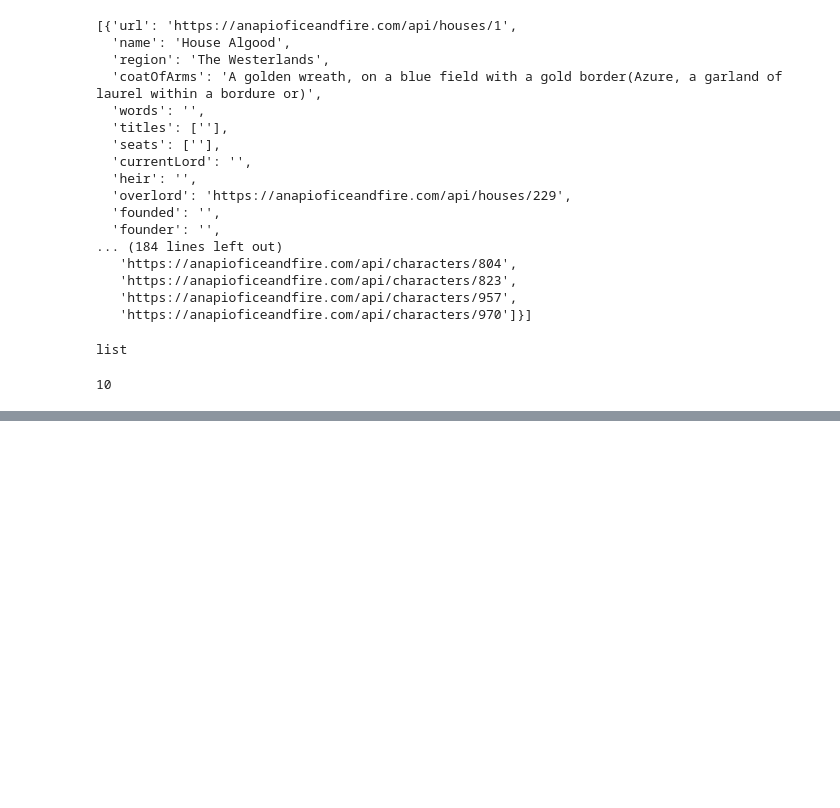
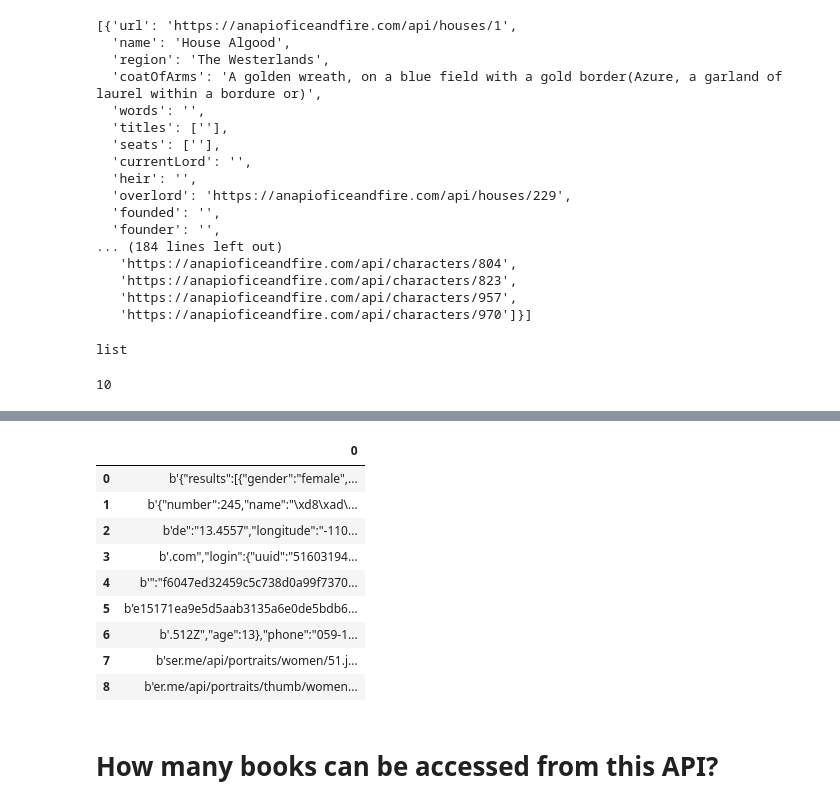
Before and after one commit to winner-100x/data-hackman-finalproject, a Jupyter notebook: data_hackerman_finalproject.ipynb, the cells around one changed output, grey strips where cells are left out. Saved outputs shown, nothing was run; the diff lists cells and outputs as text; code cells hidden in the pictures; blank space fills up the shorter version.

```diff
--- a/data_hackerman_finalproject.ipynb
+++ b/data_hackerman_finalproject.ipynb
@@ -119,0 +322,2 @@ pd.DataFrame(result_data)
+# %%
+test_output = requests.get("https://randomuser.me/api/?gender=female")
@@ -119,0 +344,15 @@ pd.DataFrame(result_data)
+# %%
+pd.DataFrame(test_output)
+# %% [output]
+|  | 0 |
+| 0 | b'{"results":[{"gender":"female",... |
+| 1 | b'{"number":245,"name":"\xd8\xad\... |
+| 2 | b'de":"13.4557","longitude":"-110... |
+| 3 | b'.com","login":{"uuid":"51603194... |
+| 4 | b'":"f6047ed32459c5c738d0a99f7370... |
+| 5 | b'e15171ea9e5d5aab3135a6e0de5bdb6... |
+| 6 | b'.512Z","age":13},"phone":"059-1... |
+| 7 | b'ser.me/api/portraits/women/51.j... |
+| 8 | b'er.me/api/portraits/thumb/women... |
+# %% [markdown]
+# How many books can be accessed from this API?
```
Also changed, not shown: parts of 29 cells of this notebook.
